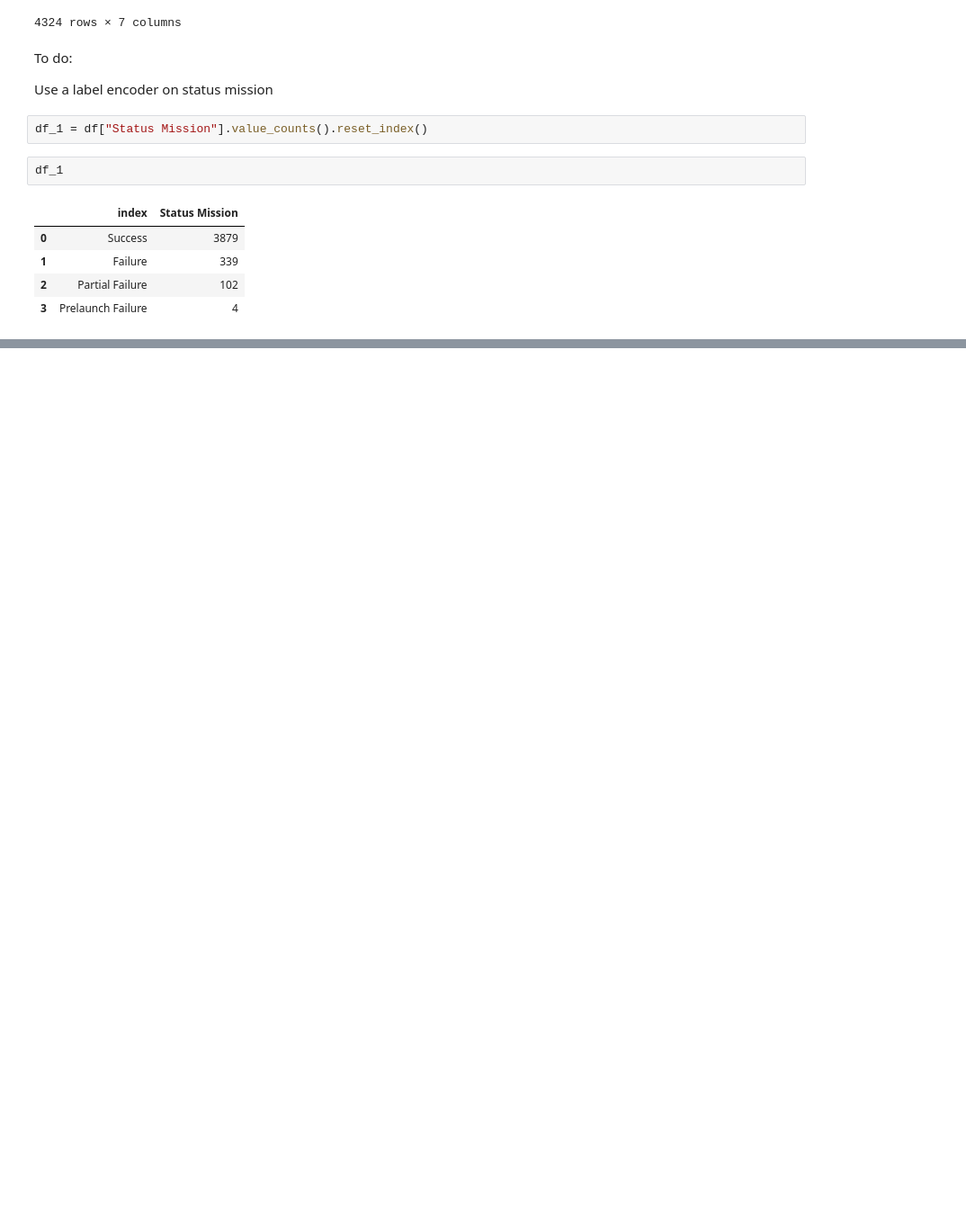
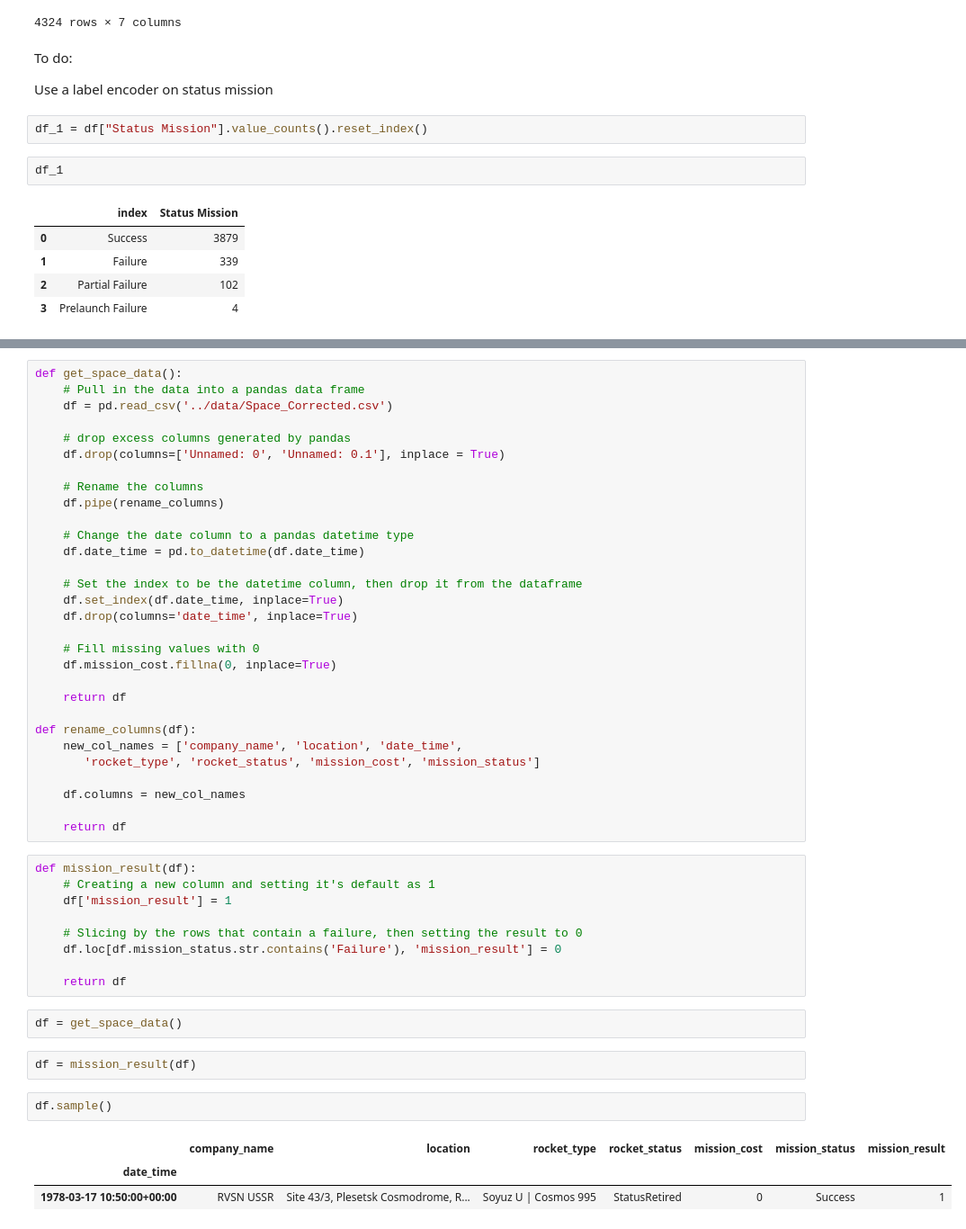
Before and after one commit to dungeons-and-dorks/Final-Frontier, a Jupyter notebook: yvonnes_stuff/notes.ipynb, the cells around one changed output, grey strips where cells are left out. Shown at 90% size. Saved outputs shown, nothing was run; the diff lists cells and outputs as text; blank space fills up the shorter version.

```diff
--- a/yvonnes_stuff/notes.ipynb
+++ b/yvonnes_stuff/notes.ipynb
@@ -164,0 +166,49 @@ sns.barplot(df_1["index"], df_1["Status Mission"])
+# %%
+def get_space_data():
+    # Pull in the data into a pandas data frame
+    df = pd.read_csv('../data/Space_Corrected.csv')
+
+    # drop excess columns generated by pandas
+    df.drop(columns=['Unnamed: 0', 'Unnamed: 0.1'], inplace = True)
+
+    # Rename the columns
+    df.pipe(rename_columns)
+
+    # Change the date column to a pandas datetime type
+    df.date_time = pd.to_datetime(df.date_time)
+
+    # Set the index to be the datetime column, then drop it from the dataframe
+    df.set_index(df.date_time, inplace=True)
+    df.drop(columns='date_time', inplace=True)
+
+    # Fill missing values with 0
+    df.mission_cost.fillna(0, inplace=True)
+
+    return df
+
+def rename_columns(df):
+    new_col_names = ['company_name', 'location', 'date_time',
+       'rocket_type', 'rocket_status', 'mission_cost', 'mission_status']
+
+    df.columns = new_col_names
+
+    return df
+# %%
+def mission_result(df):
+    # Creating a new column and setting it's default as 1
+    df['mission_result'] = 1
+
+    # Slicing by the rows that contain a failure, then setting the result to 0
+    df.loc[df.mission_status.str.contains('Failure'), 'mission_result'] = 0
+
+    return df
+# %%
+df = get_space_data()
+# %%
+df = mission_result(df)
+# %%
+df.sample()
+# %% [output]
+|  | company_name | location | rocket_type | rocket_status | mission_cost | mission_status | mission_result |
+| date_time |  |  |  |  |  |  |  |
+| 1978-03-17 10:50:00+00:00 | RVSN USSR | Site 43/3, Plesetsk Cosmodrome, R... | Soyuz U | Cosmos 995 | StatusRetired | 0 | Success | 1 |
```
Also changed, not shown: parts of 2 cells of this notebook.
